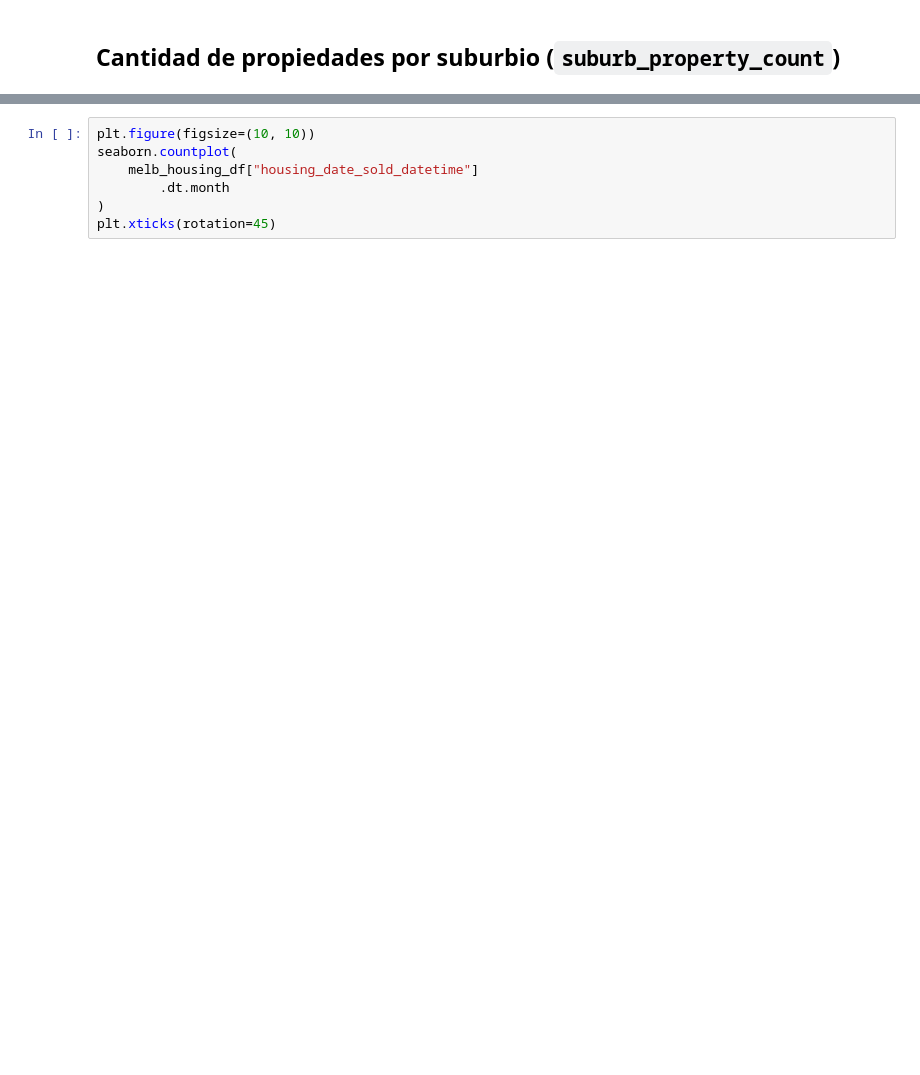
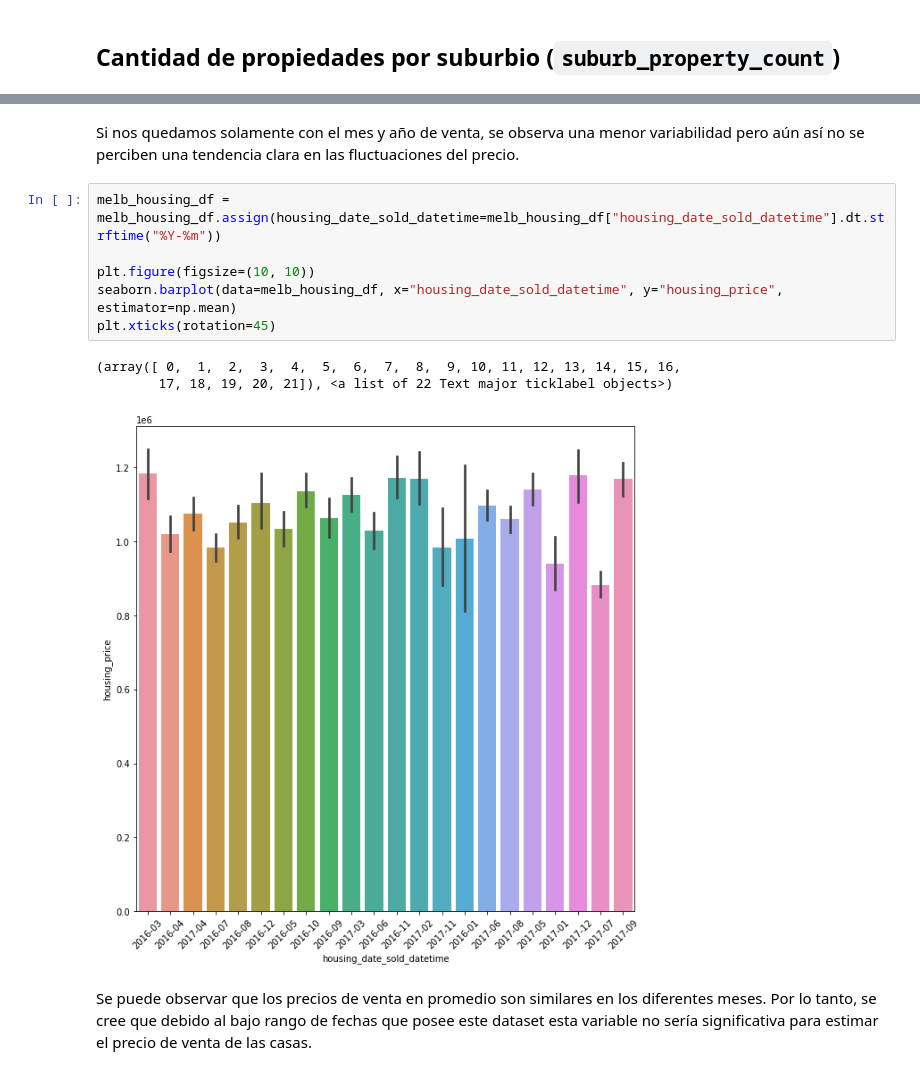
Before and after one commit to benjaminocampo/DataCuration, a Jupyter notebook: notebooks/exploration/melbourne_exploration.ipynb, the cells around one changed output, grey strips where cells are left out. Saved outputs shown, nothing was run; the diff lists cells and outputs as text; blank space fills up the shorter version.

```diff
--- a/notebooks/exploration/melbourne_exploration.ipynb
+++ b/notebooks/exploration/melbourne_exploration.ipynb
@@ -646,7 +922,14 @@ inicios y fin del 2017 que se corresponden con las
+# %% [markdown]
+Si nos quedamos solamente con el mes y año de venta, se observa una menor variabilidad pero aún así no se perciben una tendencia clara en las fluctuaciones del precio.
 # %%
+melb_housing_df = melb_housing_df.assign(housing_date_sold_datetime=melb_housing_df["housing_date_sold_datetime"].dt.strftime("%Y-%m"))
+
 plt.figure(figsize=(10, 10))
-seaborn.countplot(
-    melb_housing_df["housing_date_sold_datetime"]
-        .dt.month
-)
+seaborn.barplot(data=melb_housing_df, x="housing_date_sold_datetime", y="housing_price", estimator=np.mean)
 plt.xticks(rotation=45)
+# %% [output]
+(array([ 0,  1,  2,  3,  4,  5,  6,  7,  8,  9, 10, 11, 12, 13, 14, 15, 16,
+        17, 18, 19, 20, 21]), <a list of 22 Text major ticklabel objects>)
+[figure, added]
+# %% [markdown]
+Se puede observar que los precios de venta en promedio son similares en los diferentes meses. Por lo tanto, se cree que debido al bajo rango de fechas que posee este dataset esta variable no sería significativa para estimar el precio de venta de las casas.
```
Also changed, not shown: parts of 51 cells of this notebook.
